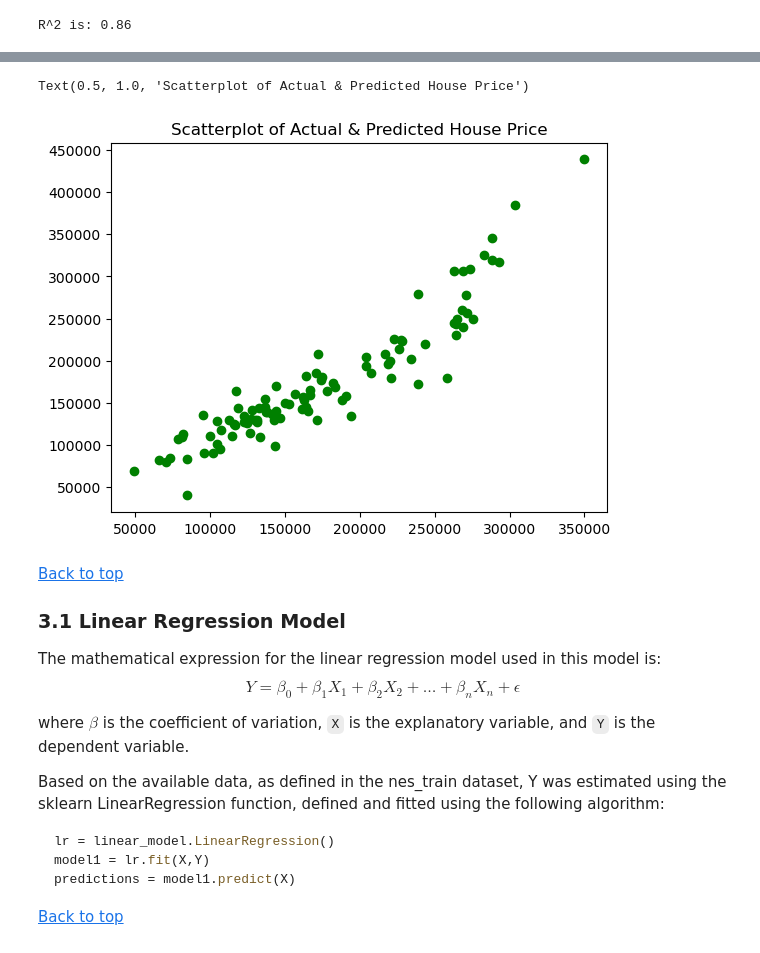
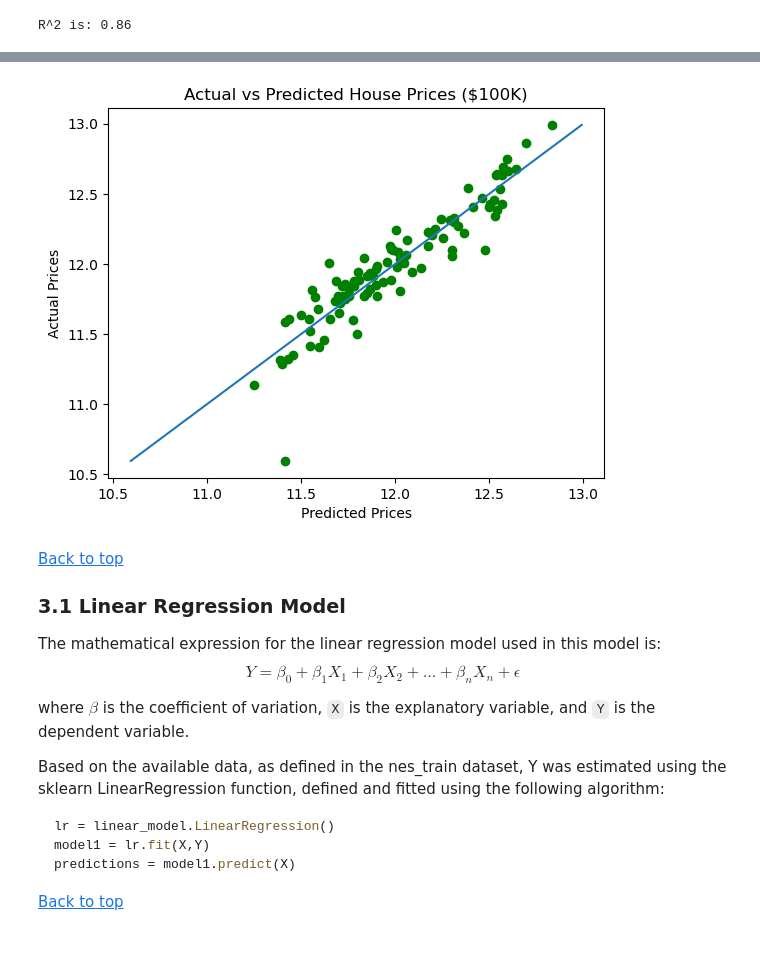
Before and after one commit to TheDataScientistEconomist/House-Price-Prediction-Model, a Jupyter notebook: House Price Prediction.ipynb, the cells around one changed output, grey strips where cells are left out. Saved outputs shown, nothing was run; the diff lists cells and outputs as text; code cells hidden in the pictures.

```diff
--- a/House Price Prediction.ipynb
+++ b/House Price Prediction.ipynb
@@ -402,9 +402,17 @@ sns.histplot(data = Y - predictions, kde = True)
-# %%
-plt.scatter(predictions, Y, color = 'g')
-plt.title('Scatterplot of Actual & Predicted House Price')
-# %% [output]
-Text(0.5, 1.0, 'Scatterplot of Actual & Predicted House Price')
-[figure, removed]
+# %%
+# Scatter plot of actual vs predicted
+plt.scatter(predictions, Y_trans, color = 'g')
+plt.xlabel("Predicted Prices")
+plt.ylabel("Actual Prices")
+min_val = min(min(predictions), min(Y_trans))
+max_val = max(max(predictions), max(Y_trans))
+
+plt.plot([min_val, max_val], [min_val, max_val])
+
+plt.title("Actual vs Predicted House Prices ($100K)")
+plt.show()
+# %% [output]
+[figure, added]
 # %% [markdown]
 [Back to top](#Determinants-of-Future-House-Prices)
 ### 3.1 Linear Regression Model
```
Also changed, not shown: parts of 2 cells of this notebook, 1 other file.
